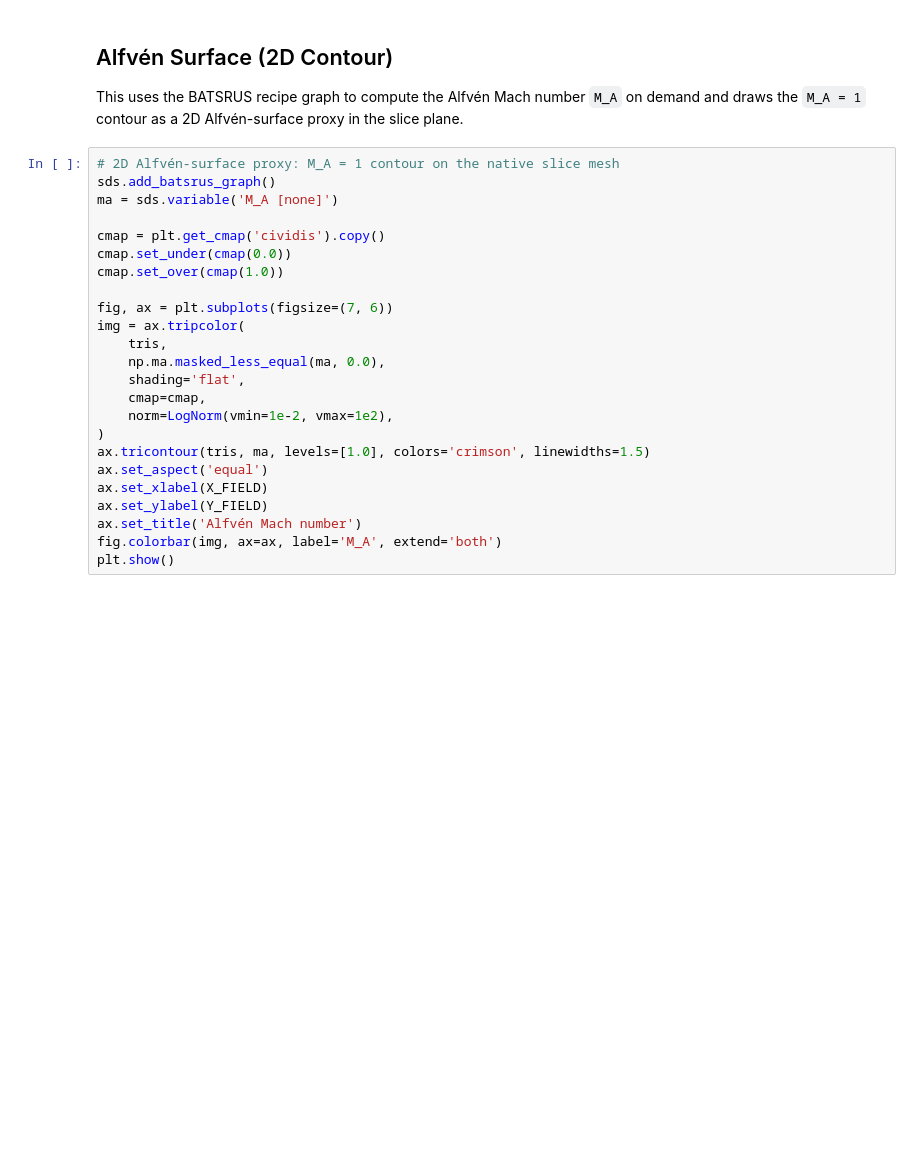
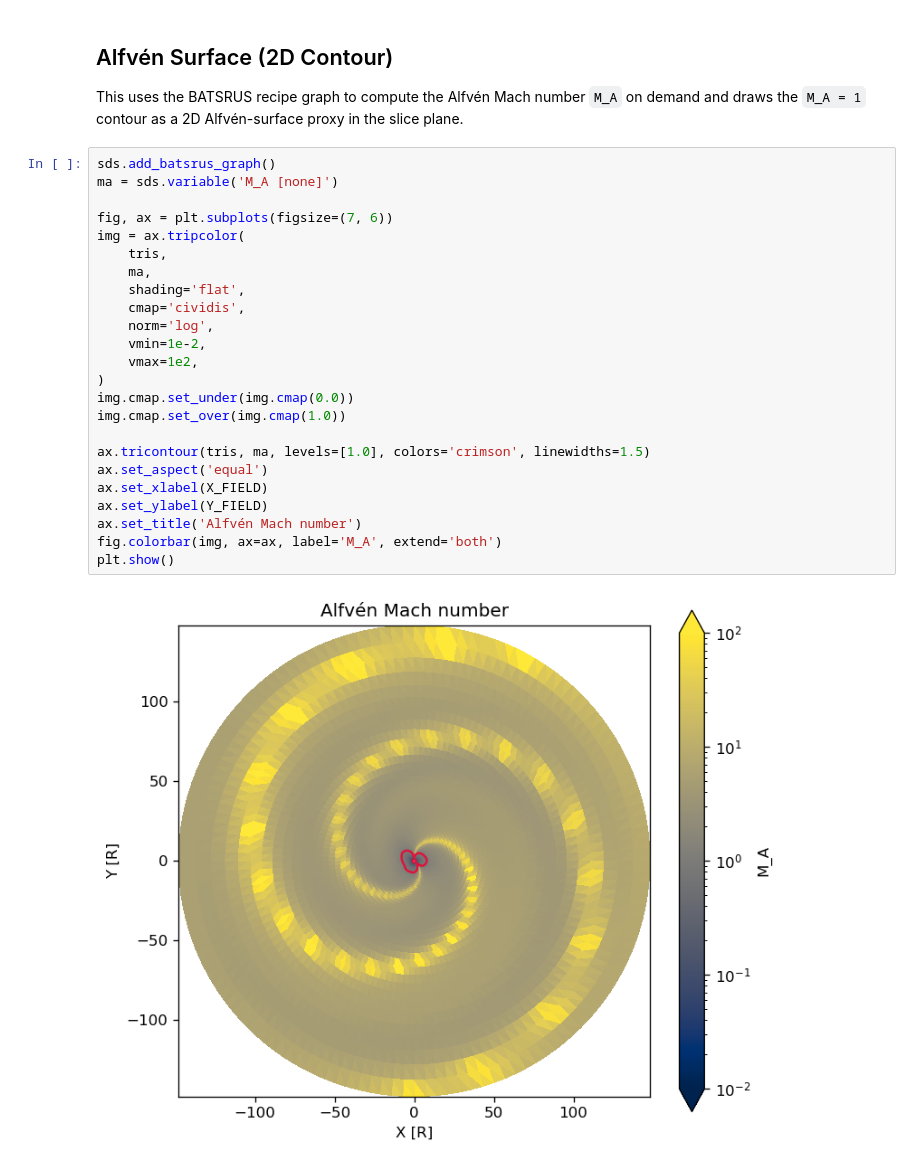
Before and after one commit to svaberg/starwinds-analysis, a Jupyter notebook: examples/smartds_2d_xy_points.ipynb, the cells around one changed output. Saved outputs shown, nothing was run; the diff lists cells and outputs as text; blank space fills up the shorter version.

```diff
--- a/examples/smartds_2d_xy_points.ipynb
+++ b/examples/smartds_2d_xy_points.ipynb
@@ -64,26 +59,28 @@ plt.show()
 
 This uses the BATSRUS recipe graph to compute the Alfvén Mach number `M_A` on demand and draws the `M_A = 1` contour as a 2D Alfvén-surface proxy in the slice plane.
 # %%
-# 2D Alfvén-surface proxy: M_A = 1 contour on the native slice mesh
 sds.add_batsrus_graph()
 ma = sds.variable('M_A [none]')
-
-cmap = plt.get_cmap('cividis').copy()
-cmap.set_under(cmap(0.0))
-cmap.set_over(cmap(1.0))
 
 fig, ax = plt.subplots(figsize=(7, 6))
 img = ax.tripcolor(
     tris,
-    np.ma.masked_less_equal(ma, 0.0),
+    ma,
     shading='flat',
-    cmap=cmap,
-    norm=LogNorm(vmin=1e-2, vmax=1e2),
+    cmap='cividis',
+    norm='log',
+    vmin=1e-2,
+    vmax=1e2,
 )
+img.cmap.set_under(img.cmap(0.0))
+img.cmap.set_over(img.cmap(1.0))
+
 ax.tricontour(tris, ma, levels=[1.0], colors='crimson', linewidths=1.5)
 ax.set_aspect('equal')
 ax.set_xlabel(X_FIELD)
 ax.set_ylabel(Y_FIELD)
 ax.set_title('Alfvén Mach number')
 fig.colorbar(img, ax=ax, label='M_A', extend='both')
 plt.show()
+# %% [output]
+[figure, added]
```
Also changed, not shown: parts of 6 cells of this notebook, 1 other file.
